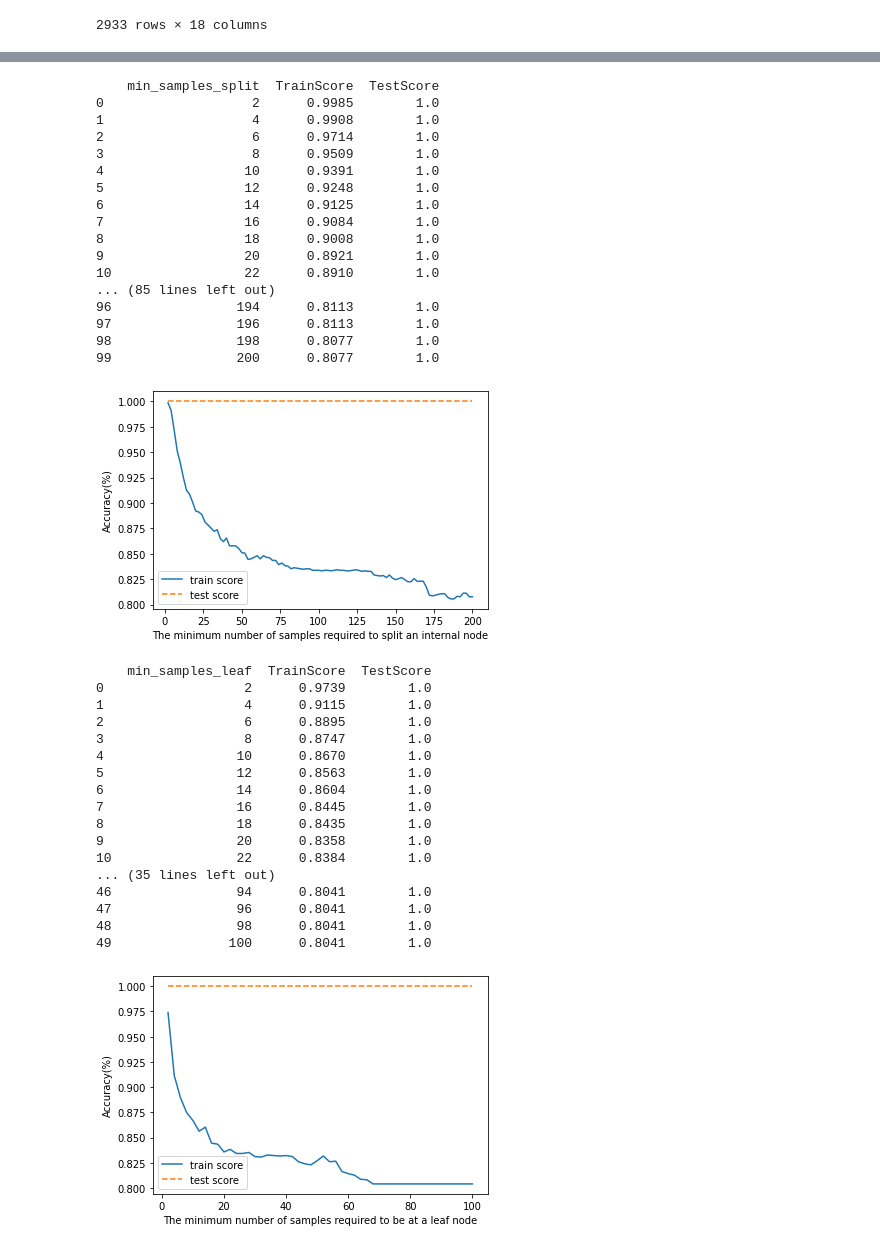
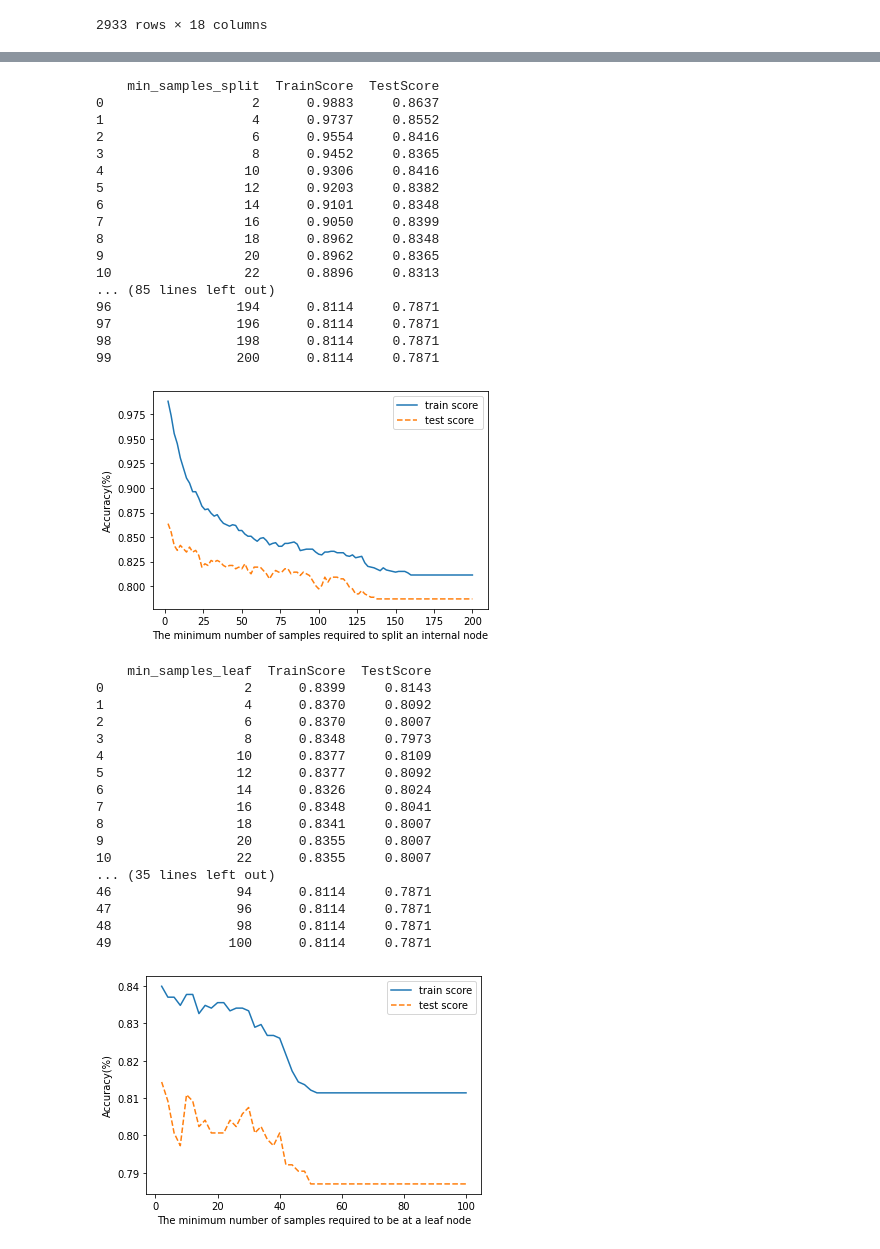
Before and after one commit to meanseo/dacon, a Jupyter notebook: prodTaken/random_forest.ipynb, the cells around one changed output, grey strips where cells are left out. Saved outputs shown, nothing was run; the diff lists cells and outputs as text; code cells hidden in the pictures.

```diff
--- a/prodTaken/random_forest.ipynb
+++ b/prodTaken/random_forest.ipynb
@@ -430,10 +384,10 @@ optimi_estimator(algorithm, algorithm_name,
 # %%
-n_estimator = 30
+n_estimator = 55
 # %%
 depth_min = 1
 depth_max = 21
 optimi_maxdepth(algorithm, algorithm_name,
-                x_scaled, y, test,
-                depth_min, depth_max, 30)
+                x_train, y_train, x_val, y_val,
+                depth_min, depth_max, n_estimator)
 # %% [output]
     depth  TrainScore  TestScore
@@ -457,56 +411,56 @@ optimi_maxdepth(algorithm, algorithm_name,
 # %%
-n_depth = 15
+n_depth = 11
 # %%
 n_split_min = 1
 n_split_max = 101
 # 데이터프레임 행 최대 100개까지 반드시 출력
 pd.set_option('display.max_row', 100)
 optimi_minsplit (algorithm, algorithm_name,
-                 x_scaled, y, test,
+                 x_train, y_train, x_val, y_val,
                  n_split_min, n_split_max, n_estimator, n_depth)
 # %% [output]
     min_samples_split  TrainScore  TestScore
-0                   2      0.9985        1.0
-1                   4      0.9908        1.0
-2                   6      0.9714        1.0
-3                   8      0.9509        1.0
-4                  10      0.9391        1.0
-5                  12      0.9248        1.0
-6                  14      0.9125        1.0
-7                  16      0.9084        1.0
-8                  18      0.9008        1.0
-9                  20      0.8921        1.0
-10                 22      0.8910        1.0
+0                   2      0.9883     0.8637
+1                   4      0.9737     0.8552
+2                   6      0.9554     0.8416
+3                   8      0.9452     0.8365
+4                  10      0.9306     0.8416
+5                  12      0.9203     0.8382
+6                  14      0.9101     0.8348
+7                  16      0.9050     0.8399
+8                  18      0.8962     0.8348
+9                  20      0.8962     0.8365
+10                 22      0.8896     0.8313
 ... (85 lines left out)
-96                194      0.8113        1.0
-97                196      0.8113        1.0
-98                198      0.8077        1.0
-99                200      0.8077        1.0
+96                194      0.8114     0.7871
+97                196      0.8114     0.7871
+98                198      0.8114     0.7871
+99                200      0.8114     0.7871
-[figure, old version]
+[figure, new version]
 # %%
-n_split = 2
+n_split = 90
 # %%
 n_leaf_min = 1
 n_leaf_max = 51
 optimi_minleaf(algorithm, algorithm_name,
-               x_scaled, y, test,
+               x_train, y_train, x_val, y_val,
                n_leaf_min, n_leaf_max, n_estimator, n_depth, n_split)
 # %% [output]
     min_samples_leaf  TrainScore  TestScore
-0                  2      0.9739        1.0
-1                  4      0.9115        1.0
-2                  6      0.8895        1.0
-3                  8      0.8747        1.0
-4                 10      0.8670        1.0
-5                 12      0.8563        1.0
-6                 14      0.8604        1.0
-7                 16      0.8445        1.0
-8                 18      0.8435        1.0
-9                 20      0.8358        1.0
-10                22      0.8384        1.0
+0                  2      0.8399     0.8143
+1                  4      0.8370     0.8092
+2                  6      0.8370     0.8007
+3                  8      0.8348     0.7973
+4                 10      0.8377     0.8109
+5                 12      0.8377     0.8092
+6                 14      0.8326     0.8024
+7                 16      0.8348     0.8041
+8                 18      0.8341     0.8007
+9                 20      0.8355     0.8007
+10                22      0.8355     0.8007
 ... (35 lines left out)
-46                94      0.8041        1.0
-47                96      0.8041        1.0
-48                98      0.8041        1.0
-49               100      0.8041        1.0
+46                94      0.8114     0.7871
+47                96      0.8114     0.7871
+48                98      0.8114     0.7871
+49               100      0.8114     0.7871
-[figure, old version]
+[figure, new version]
```
Also changed, not shown: parts of 18 cells of this notebook, 58 other files.
